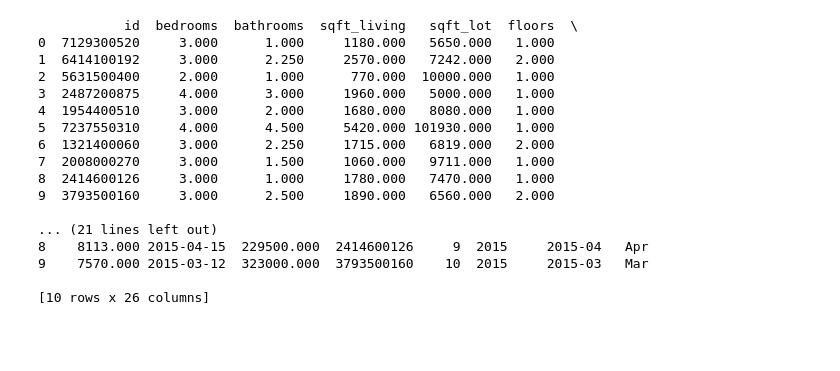
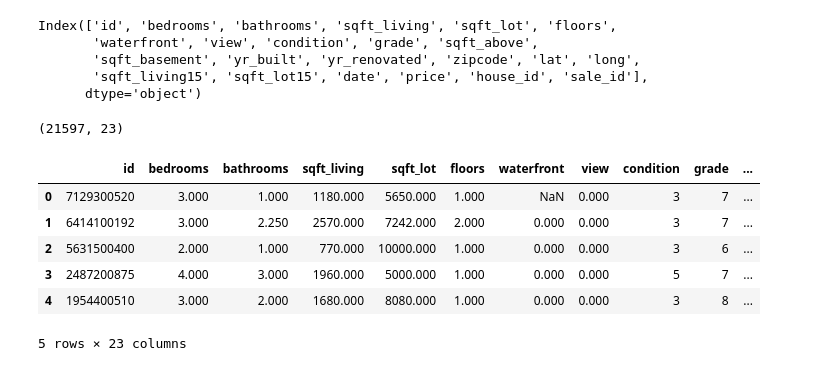
Before and after one commit to kayoken/eda-real-estate, a Jupyter notebook: EDA.ipynb, the cells around one changed output. Drawn from its saved outputs; the diff is of its cells as text; code cells hidden in the pictures; blank space fills up the shorter version.

```diff
--- a/EDA.ipynb
+++ b/EDA.ipynb
@@ -18,31 +45,25 @@ df = pd.read_csv('./data/eda.csv')
 
 #converting to proper datetime format
 df.date = pd.to_datetime(df.date)
-df['date'].head(20)
-
-# # Create new column for year
-df['year'] = df.date.dt.year
-
-# # Create new column for year-month
-df['year_month'] = df['date'].dt.strftime('%Y-%m')
-df['month'] = df['date'].dt.strftime('%b')
-
-print(df.head(10))
+df = df.rename({'id.1': 'sale_id'}, axis=1)
+df.columns
 # %% [output]
-           id  bedrooms  bathrooms  sqft_living   sqft_lot  floors  \
-0  7129300520     3.000      1.000     1180.000   5650.000   1.000
-1  6414100192     3.000      2.250     2570.000   7242.000   2.000
-2  5631500400     2.000      1.000      770.000  10000.000   1.000
-3  2487200875     4.000      3.000     1960.000   5000.000   1.000
-4  1954400510     3.000      2.000     1680.000   8080.000   1.000
-5  7237550310     4.000      4.500     5420.000 101930.000   1.000
-6  1321400060     3.000      2.250     1715.000   6819.000   2.000
-7  2008000270     3.000      1.500     1060.000   9711.000   1.000
-8  2414600126     3.000      1.000     1780.000   7470.000   1.000
-9  3793500160     3.000      2.500     1890.000   6560.000   2.000
-
-... (21 lines left out)
-8    8113.000 2015-04-15  229500.000  2414600126     9  2015     2015-04   Apr
-9    7570.000 2015-03-12  323000.000  3793500160    10  2015     2015-03   Mar
-
-[10 rows x 26 columns]
+Index(['id', 'bedrooms', 'bathrooms', 'sqft_living', 'sqft_lot', 'floors',
+       'waterfront', 'view', 'condition', 'grade', 'sqft_above',
+       'sqft_basement', 'yr_built', 'yr_renovated', 'zipcode', 'lat', 'long',
+       'sqft_living15', 'sqft_lot15', 'date', 'price', 'house_id', 'sale_id'],
+      dtype='object')
+# %%
+df.shape
+# %% [output]
+(21597, 23)
+# %%
+df.head()
+# %% [output]
+|  | id | bedrooms | bathrooms | sqft_living | sqft_lot | floors | waterfront | view | condition | grade | ... |
+| 0 | 7129300520 | 3.000 | 1.000 | 1180.000 | 5650.000 | 1.000 | NaN | 0.000 | 3 | 7 | ... |
+| 1 | 6414100192 | 3.000 | 2.250 | 2570.000 | 7242.000 | 2.000 | 0.000 | 0.000 | 3 | 7 | ... |
+| 2 | 5631500400 | 2.000 | 1.000 | 770.000 | 10000.000 | 1.000 | 0.000 | 0.000 | 3 | 6 | ... |
+| 3 | 2487200875 | 4.000 | 3.000 | 1960.000 | 5000.000 | 1.000 | 0.000 | 0.000 | 5 | 7 | ... |
+| 4 | 1954400510 | 3.000 | 2.000 | 1680.000 | 8080.000 | 1.000 | 0.000 | 0.000 | 3 | 8 | ... |
+5 rows × 23 columns
```
Also changed, not shown: parts of 7 cells of this notebook, 1 other file.
